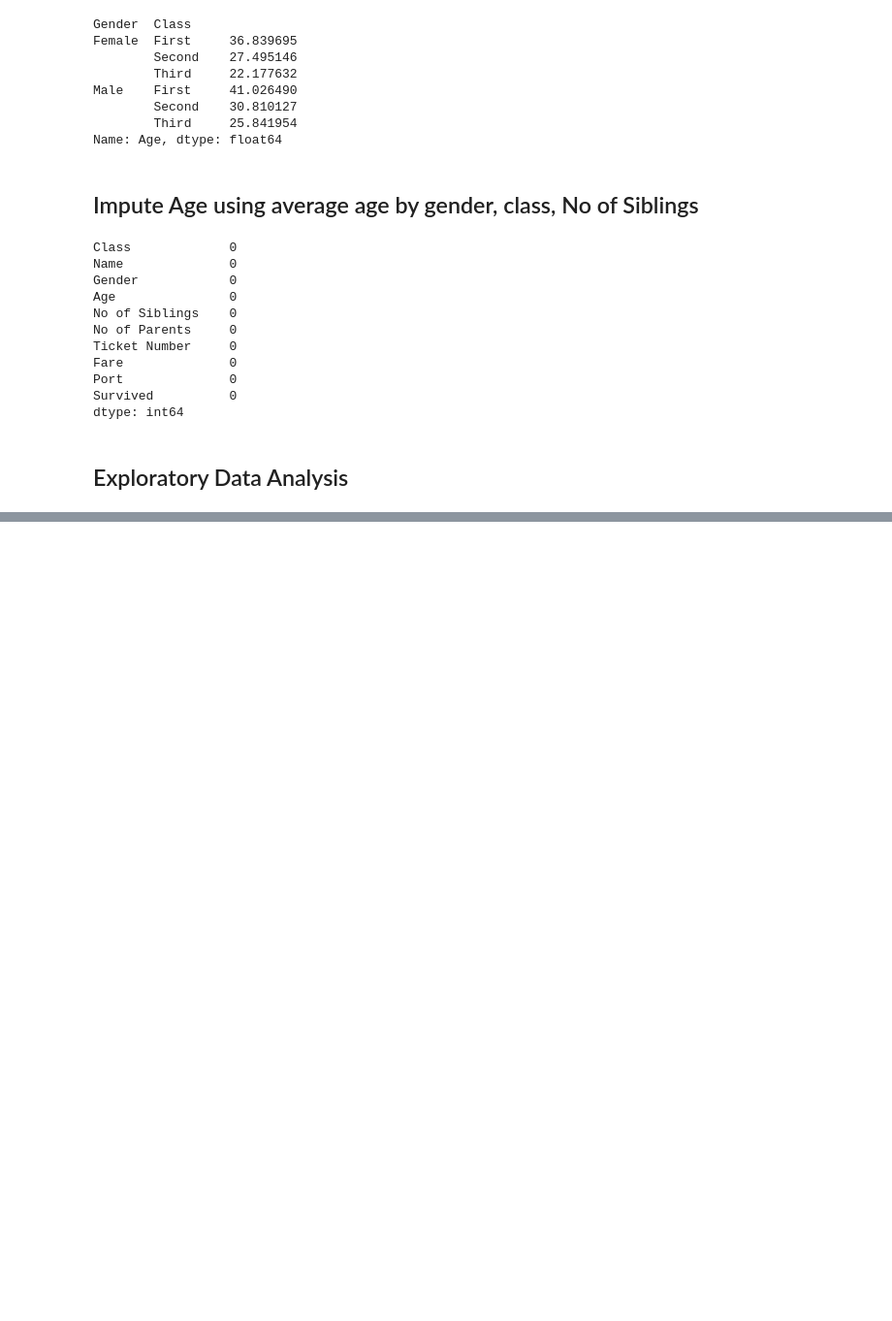
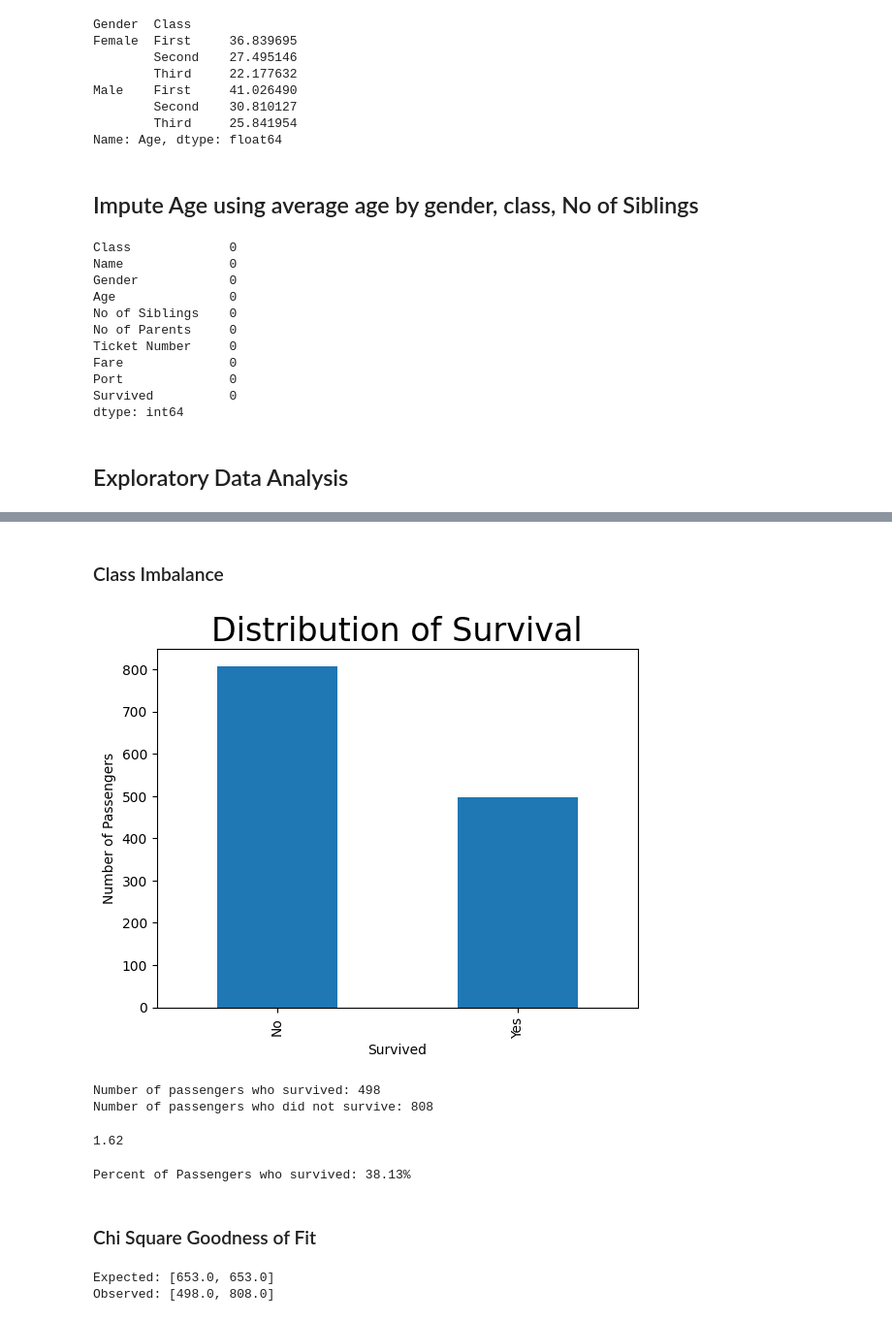
Before and after one commit to jordan5039/Titanic, a Jupyter notebook: notebooks/titanic_analysis.ipynb, the cells around one changed output, grey strips where cells are left out. Shown: that part at 97% size. Saved outputs shown, nothing was run; the diff lists cells and outputs as text; code cells hidden in the pictures; blank space fills up the shorter version.

Commit message:
Feat (EDA): Carried out class imbalance checks and chi square goodness of fit on target feature Survived to confirm distribution assumptions

```diff
--- a/notebooks/titanic_analysis.ipynb
+++ b/notebooks/titanic_analysis.ipynb
@@ -224,0 +230,39 @@ dtype: int64
+# %% [markdown]
+### Class Imbalance
+# %%
+df['Survived'].value_counts().plot(kind='bar')
+
+plt.title("Distribution of Survival", fontsize=24)
+plt.ylabel("Number of Passengers")
+plt.show()
+# %% [output]
+[figure, added]
+# %%
+survived = df['Survived'].value_counts()
+survived_yes = survived.iloc[1]
+survived_no = survived.iloc[0]
+
+
+print(f'Number of passengers who survived: {survived_yes}')
+print(f'Number of passengers who did not survive: {survived_no}')
+# %% [output]
+Number of passengers who survived: 498
+Number of passengers who did not survive: 808
+# %%
+class_balance_ratio = round(float(survived_no/survived_yes),2)
+class_balance_ratio
+# %% [output]
+1.62
+# %%
+print(f"Percent of Passengers who survived: {round(len(df[df['Survived']=='Yes']) / len(df)* 100,2)}%")
+# %% [output]
+Percent of Passengers who survived: 38.13%
+# %% [markdown]
+### Chi Square Goodness of Fit
+# %%
+observed = [float(survived_yes), float(survived_no)]
+expected = [float(df['Survived'].count()/2), float(df['Survived'].count()/2)]
+print(f"Expected: {expected}\nObserved: {observed}")
+# %% [output]
+Expected: [653.0, 653.0]
+Observed: [498.0, 808.0]
```
Also changed, not shown: parts of 4 cells of this notebook.
